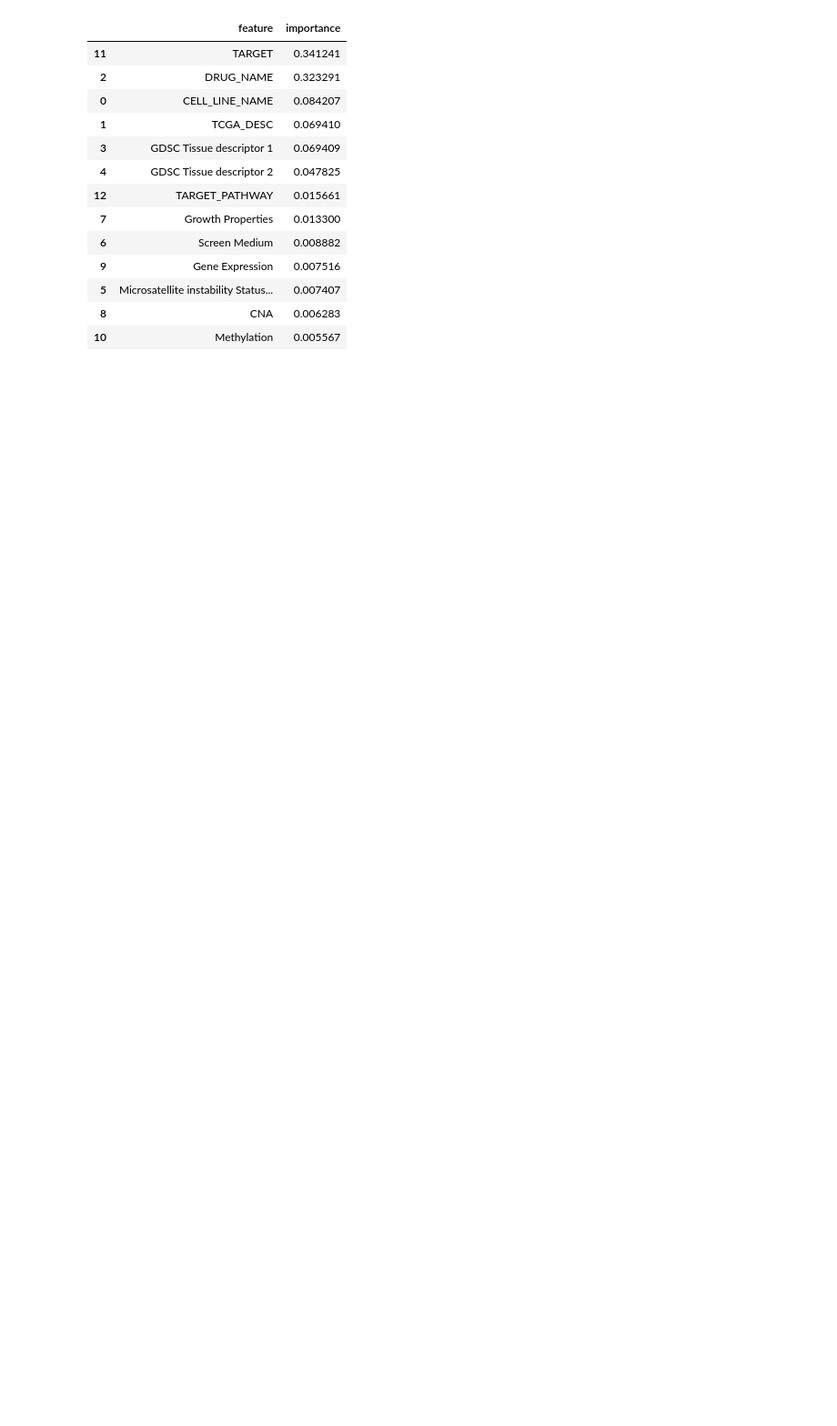
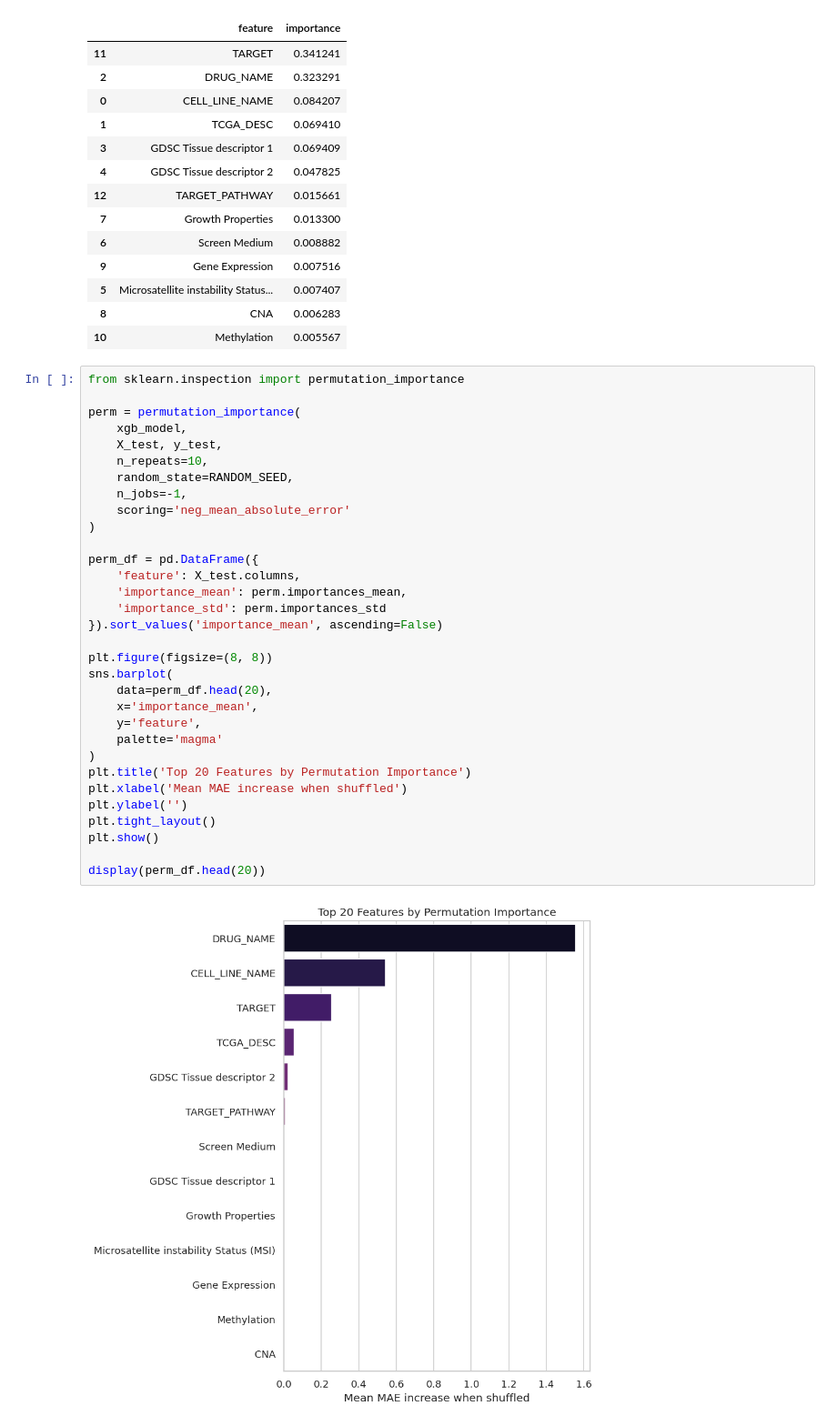
Before and after one commit to dioufra/hackbio-team-phenylalanine-methionine, a Jupyter notebook: stage02/notebook/XboostRegressor.ipynb, the cells around one changed output. Shown at 91% size. Drawn from its saved outputs; the diff is of its cells as text; blank space fills up the shorter version.

```diff
--- a/stage02/notebook/XboostRegressor.ipynb
+++ b/stage02/notebook/XboostRegressor.ipynb
@@ -191,3 +191,37 @@ display(importance_df.head(20))
 | 5 | Microsatellite instability Status... | 0.007407 |
 | 8 | CNA | 0.006283 |
 | 10 | Methylation | 0.005567 |
+# %%
+from sklearn.inspection import permutation_importance
+
+perm = permutation_importance(
+    xgb_model,
+    X_test, y_test,
+    n_repeats=10,
+    random_state=RANDOM_SEED,
+    n_jobs=-1,
+    scoring='neg_mean_absolute_error'
+)
+
+perm_df = pd.DataFrame({
+    'feature': X_test.columns,
+    'importance_mean': perm.importances_mean,
+    'importance_std': perm.importances_std
+}).sort_values('importance_mean', ascending=False)
+
+plt.figure(figsize=(8, 8))
+sns.barplot(
+    data=perm_df.head(20),
+    x='importance_mean',
+    y='feature',
+    palette='magma'
+)
+plt.title('Top 20 Features by Permutation Importance')
+plt.xlabel('Mean MAE increase when shuffled')
+plt.ylabel('')
+plt.tight_layout()
+plt.show()
+
+display(perm_df.head(20))
+# %% [output]
+[figure, added]
```
Also changed, not shown: parts of 1 cell of this notebook, 1 other file.
